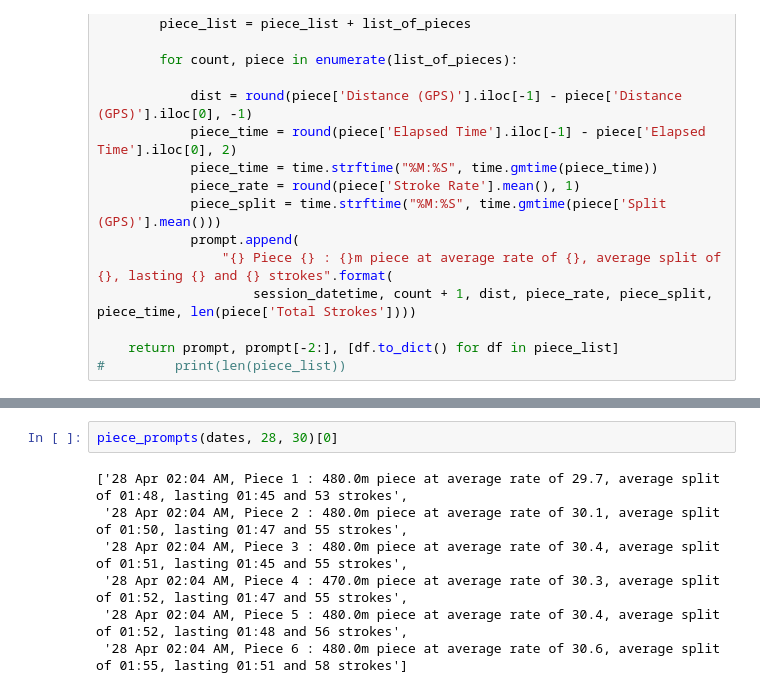
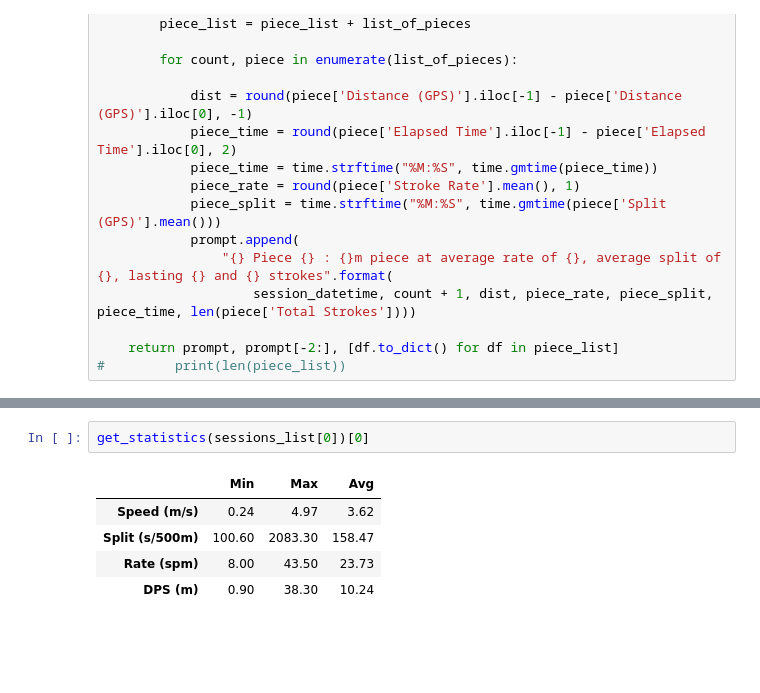
Before and after one commit to harrymich/wolfson-m1, a Jupyter notebook: src/Stroke_Coach_Analysis.ipynb, the cells around one changed output, grey strips where cells are left out. Saved outputs shown, nothing was run; the diff lists cells and outputs as text; blank space fills up the shorter version.

```diff
--- a/src/Stroke_Coach_Analysis.ipynb
+++ b/src/Stroke_Coach_Analysis.ipynb
@@ -546,9 +481,8 @@ piece_prompts(dates, 27, 30)[0]
-# %%
-piece_prompts(dates, 28, 30)[0]
-# %% [output]
-['28 Apr 02:04 AM, Piece 1 : 480.0m piece at average rate of 29.7, average split of 01:48, lasting 01:45 and 53 strokes',
- '28 Apr 02:04 AM, Piece 2 : 480.0m piece at average rate of 30.1, average split of 01:50, lasting 01:47 and 55 strokes',
- '28 Apr 02:04 AM, Piece 3 : 480.0m piece at average rate of 30.4, average split of 01:51, lasting 01:45 and 55 strokes',
- '28 Apr 02:04 AM, Piece 4 : 470.0m piece at average rate of 30.3, average split of 01:52, lasting 01:47 and 55 strokes',
- '28 Apr 02:04 AM, Piece 5 : 480.0m piece at average rate of 30.4, average split of 01:52, lasting 01:48 and 56 strokes',
- '28 Apr 02:04 AM, Piece 6 : 480.0m piece at average rate of 30.6, average split of 01:55, lasting 01:51 and 58 strokes']
+# %%
+get_statistics(sessions_list[0])[0]
+# %% [output]
+|  | Min | Max | Avg |
+| Speed (m/s) | 0.24 | 4.97 | 3.62 |
+| Split (s/500m) | 100.60 | 2083.30 | 158.47 |
+| Rate (spm) | 8.00 | 43.50 | 23.73 |
+| DPS (m) | 0.90 | 38.30 | 10.24 |
```
Also changed, not shown: parts of 15 cells of this notebook, 6 other files.
